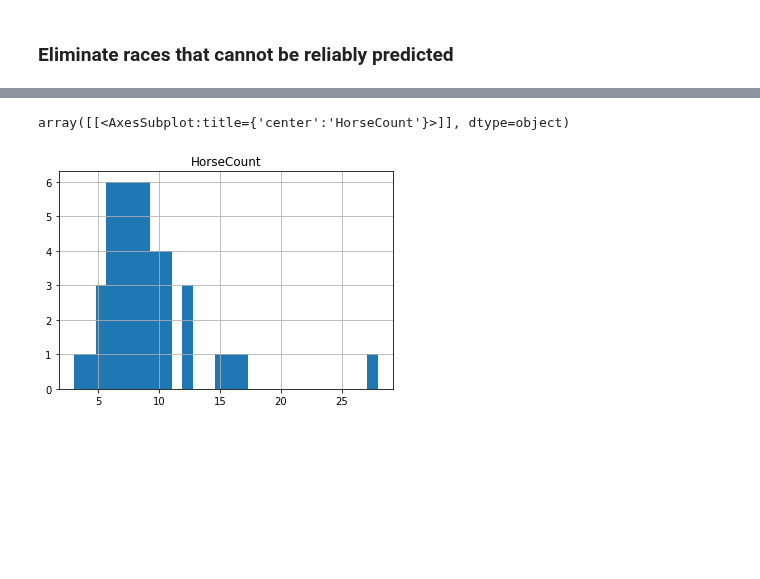
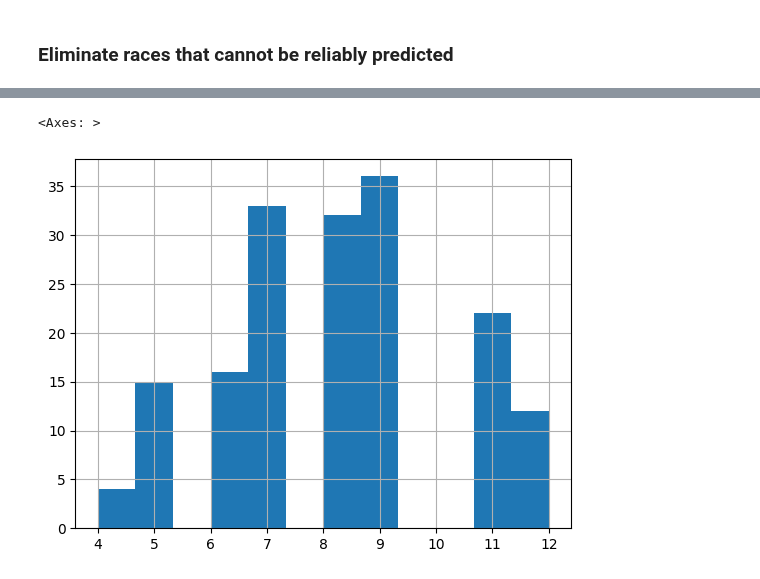
Before and after one commit to LeeSanderson/RacingData, a Jupyter notebook: Data/LinearRegressionPredictor.ipynb, the cells around one changed output, grey strips where cells are left out. Cells and saved outputs as stored; diff of their text form; code cells hidden in the pictures; blank space fills up the shorter version.

```diff
--- a/Data/LinearRegressionPredictor.ipynb
+++ b/Data/LinearRegressionPredictor.ipynb
@@ -246,7 +268,7 @@ todays_races["DaysRested"] = np.ceil((today - todays_races["LastOff"]) / one_day
 todays_races.loc[todays_races["DaysRested"] > 10, "DaysRested"] = 10
 todays_races = todays_races.drop("LastOff", axis=1, errors='ignore')
 # %%
-groups = todays_races.groupby(['RaceId']).apply(lambda g: pd.Series({'HorseCount': g['RaceId'].count()}, index=['HorseCount']))
+groups = todays_races.groupby(['RaceId'])['HorseId'].agg(['count']).rename(columns={'count': 'HorseCount'})
 todays_races = pd.merge(todays_races, groups, how='left', on=['RaceId'])
 # %% [markdown]
 ### Load jockey stats
@@ -270,13 +312,13 @@ todays_races = todays_races.drop("LastOff", axis=1, errors='ignore')
 # %%
 race_info = ['RaceId', 'CourseId', 'CourseName', 'Off', 'HorseId', 'HorseName', 'HorseCount', 'JockeyId', 'JockeyName']
 
 races_to_predict = todays_races[race_info + predictors].dropna().copy()
 
 max_horses_in_race = races_to_predict["HorseCount"].max()
-races_to_predict.groupby("RaceId").apply(lambda g: pd.Series({'HorseCount': g['RaceId'].count()}, index=['HorseCount'])).hist(bins=max_horses_in_race)
+races_to_predict['HorseCount'].hist(bins=max_horses_in_race)
 # %% [output]
-array([[<AxesSubplot:title={'center':'HorseCount'}>]], dtype=object)
+<Axes: >
-[figure, old version]
+[figure, new version]
 # %%
 if len(races_to_predict) > 0:
     # Now that we've dropped any rows with na values, calculate which races in which we can predict the speed for all horses.
```
Also changed, not shown: parts of 11 cells of this notebook, 12 other files.
